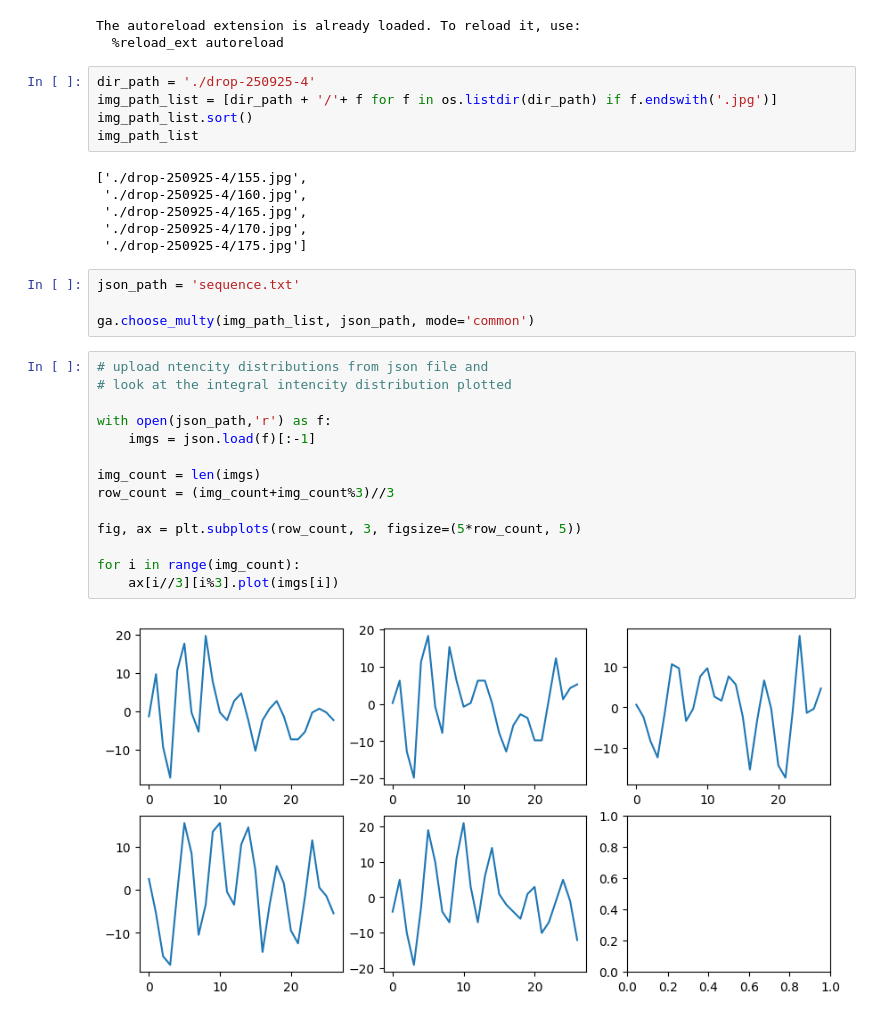
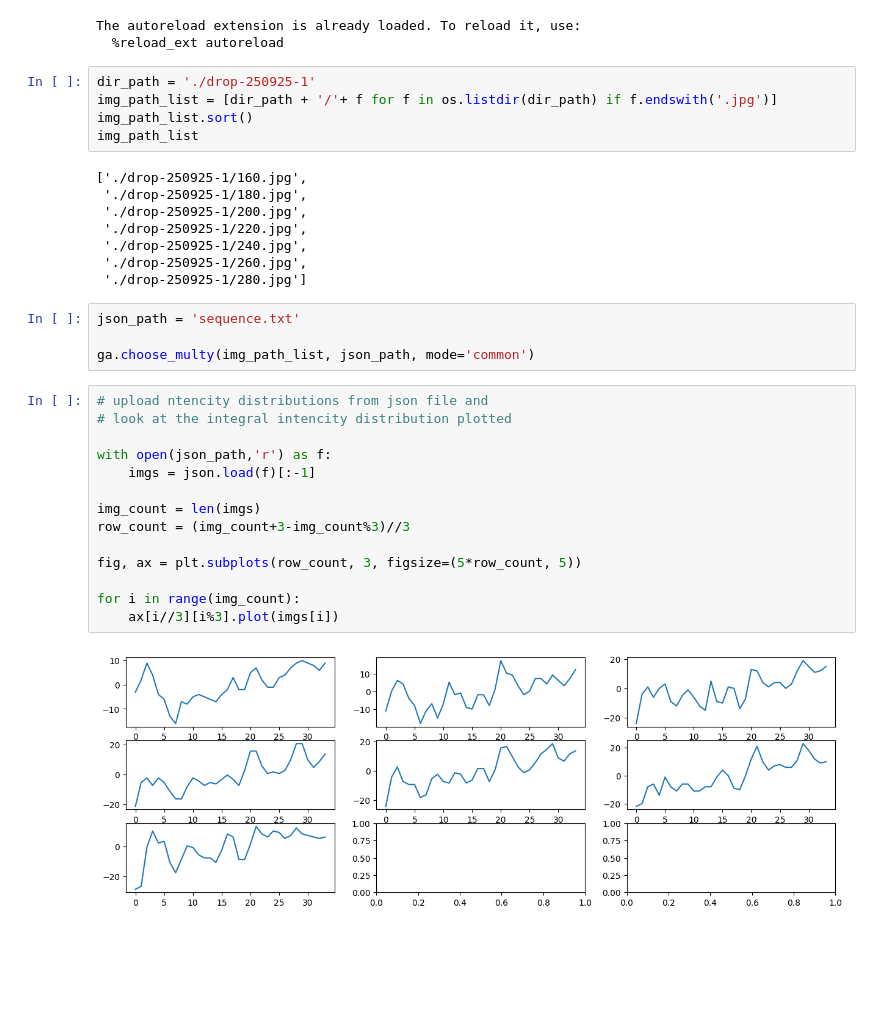
Before and after one commit to annamogo/DiplomaLISF, a Jupyter notebook: sequence_image_anal.ipynb, the cells around one changed output. Cells and saved outputs as stored; diff of their text form; blank space fills up the shorter version.

```diff
--- a/sequence_image_anal.ipynb
+++ b/sequence_image_anal.ipynb
@@ -16,16 +16,18 @@ import generate_areas as ga
 The autoreload extension is already loaded. To reload it, use:
   %reload_ext autoreload
 # %%
-dir_path = './drop-250925-4'
+dir_path = './drop-250925-1'
 img_path_list = [dir_path + '/'+ f for f in os.listdir(dir_path) if f.endswith('.jpg')]
 img_path_list.sort()
 img_path_list
 # %% [output]
-['./drop-250925-4/155.jpg',
- './drop-250925-4/160.jpg',
- './drop-250925-4/165.jpg',
- './drop-250925-4/170.jpg',
- './drop-250925-4/175.jpg']
+['./drop-250925-1/160.jpg',
+ './drop-250925-1/180.jpg',
+ './drop-250925-1/200.jpg',
+ './drop-250925-1/220.jpg',
+ './drop-250925-1/240.jpg',
+ './drop-250925-1/260.jpg',
+ './drop-250925-1/280.jpg']
 # %%
 json_path = 'sequence.txt'
 
@@ -33,19 +35,19 @@ ga.choose_multy(img_path_list, json_path, mode='common')
 # %%
 # upload ntencity distributions from json file and
 # look at the integral intencity distribution plotted
 
 with open(json_path,'r') as f:
     imgs = json.load(f)[:-1]
 
 img_count = len(imgs)
-row_count = (img_count+img_count%3)//3
+row_count = (img_count+3-img_count%3)//3
 
 fig, ax = plt.subplots(row_count, 3, figsize=(5*row_count, 5))
 
 for i in range(img_count):
     ax[i//3][i%3].plot(imgs[i])
 # %% [output]
-[figure, old version]
+[figure, new version]
 # %%
 # approximate the graphs with sums of cosinusoids using dct
 # and plot the smoother versions
```
Also changed, not shown: parts of 4 cells of this notebook, 2 other files.
